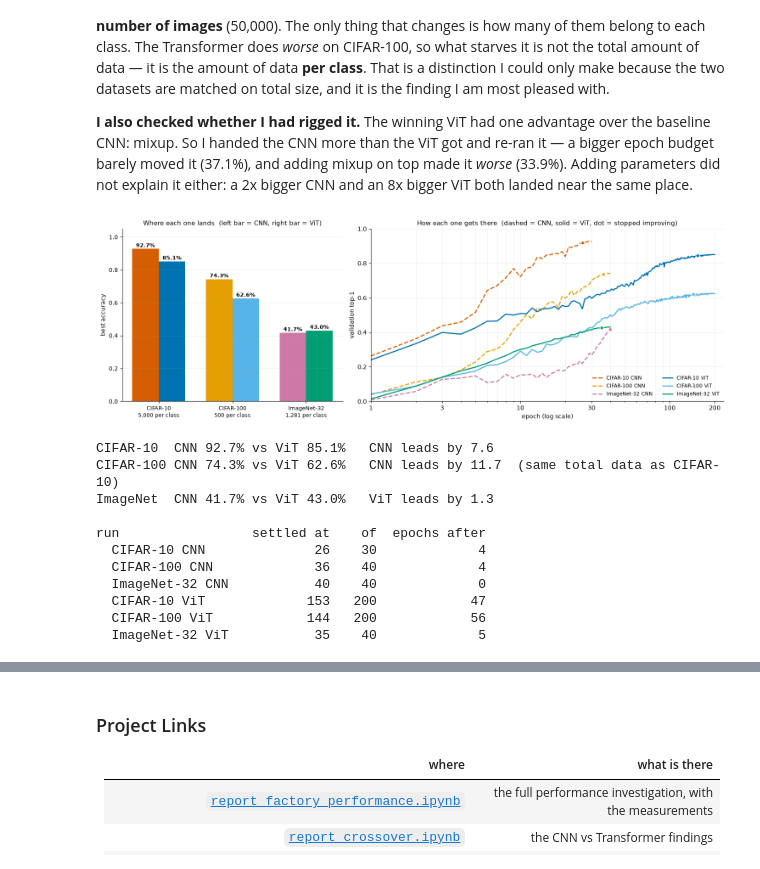
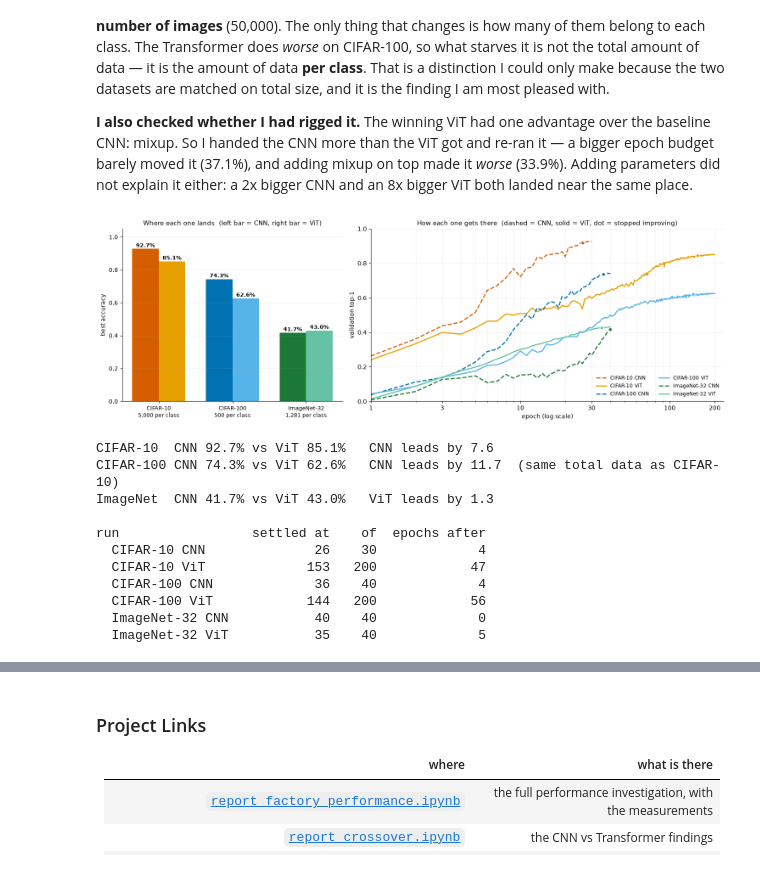
Before and after one commit to TrueRottweiler/WashingtonCsed504, a Jupyter notebook: src/a1-cv/results_jeffrey.ipynb, the cells around one changed output, grey strips where cells are left out. Cells and saved outputs as stored; diff of their text form; code cells hidden in the pictures.

```diff
--- a/src/a1-cv/results_jeffrey.ipynb
+++ b/src/a1-cv/results_jeffrey.ipynb
@@ -243,16 +243,21 @@ a 2x bigger CNN and an 8x bigger ViT both landed near the same place.
 import json, glob, os
 import matplotlib.pyplot as plt
 
-# One color per run, shared by both charts so a bar on the left and a curve on the right are obviously
-# the same thing. CNNs take the warm end and ViTs the cool end, so family still reads at a glance, and
-# the set is Okabe-Ito, which stays distinguishable for the common color-vision types.
+# One hue per dataset, and within a dataset the CNN takes the darker shade and the ViT the lighter one.
+# That pairing is deliberate. Holding CIFAR-10 up against ImageNet-32 is not a meaningful comparison --
+# different class counts, different difficulty, different scales -- but holding a CNN against a ViT on
+# the same data is the entire question. So the two things worth comparing share a hue and differ only
+# in shade, and the things not worth comparing are told apart by hue instead.
+#
+# Both charts use this same table, so a bar on the left and its curve on the right are obviously the
+# same run. Dashed against solid says CNN against ViT a second way, for when two shades sit close.
 RUNS_PLOT = [
     ('cifar10_resnet18',  'CIFAR-10 CNN',    '#D55E00', '--'),
-    ('cifar100_resnet18', 'CIFAR-100 CNN',   '#E69F00', '--'),
-    ('resnet18_noclip',   'ImageNet-32 CNN', '#CC79A7', '--'),
-    ('cifar10_vit',       'CIFAR-10 ViT',    '#0072B2', '-'),
+    ('cifar10_vit',       'CIFAR-10 ViT',    '#E69F00', '-'),
+    ('cifar100_resnet18', 'CIFAR-100 CNN',   '#0072B2', '--'),
     ('cifar100_vit',      'CIFAR-100 ViT',   '#56B4E9', '-'),
-    ('vit',               'ImageNet-32 ViT', '#009E73', '-'),
+    ('resnet18_noclip',   'ImageNet-32 CNN', '#1B7837', '--'),
+    ('vit',               'ImageNet-32 ViT', '#66C2A5', '-'),
 ]
 COLOR = {tag: c for tag, _, c, _ in RUNS_PLOT}
 
@@ -319,43 +324,43 @@ for tag, label, color, style in RUNS_PLOT:
     # that never flattened at all.
     se = settled_epoch(ys)
     ax2.plot(se, ys[se - 1], marker='o', markersize=6, color=color,
              markeredgecolor='white', markeredgewidth=1.2, zorder=5)
 
 ax2.set_xscale('log')
 ax2.set_xticks([1, 3, 10, 30, 100, 200])
 ax2.get_xaxis().set_major_formatter(plt.ScalarFormatter())
 ax2.set_xlabel('epoch (log scale)'); ax2.set_ylabel('validation top-1')
 ax2.set_title('How each one gets there  (dashed = CNN, solid = ViT, dot = stopped improving)', fontsize=11)
 ax2.set_ylim(0, 1.0); ax2.set_xlim(1, 230)
 ax2.grid(alpha=0.25, linewidth=0.6, which='both')
 ax2.legend(frameon=False, fontsize=8.5, loc='lower right', ncol=2)
 ax2.spines[['top', 'right']].set_visible(False)
 
 plt.tight_layout(); plt.show()
 
 print(f'CIFAR-10  CNN {rows[0][2]:.1%} vs ViT {rows[0][4]:.1%}   CNN leads by {(rows[0][2]-rows[0][4])*100:.1f}')
 print(f'CIFAR-100 CNN {rows[1][2]:.1%} vs ViT {rows[1][4]:.1%}   CNN leads by {(rows[1][2]-rows[1][4])*100:.1f}  (same total data as CIFAR-10)')
 print(f'ImageNet  CNN {rows[2][2]:.1%} vs ViT {rows[2][4]:.1%}   ViT leads by {(rows[2][4]-rows[2][2])*100:.1f}')
 print()
 
 # Where each run settled, and how many epochs it then spent going nowhere.
 print(f'{"run":18s} {"settled at":>11s} {"of":>5s} {"epochs after":>13s}')
 for tag, label, _, _ in RUNS_PLOT:
     ys = val_curve(tag)
     if ys:
         se = settled_epoch(ys)
         print(f'  {label:18s} {se:9d} {len(ys):5d} {len(ys) - se:13d}')
 # %% [output]
-[figure, old version]
+[figure, new version]
 CIFAR-10  CNN 92.7% vs ViT 85.1%   CNN leads by 7.6
 CIFAR-100 CNN 74.3% vs ViT 62.6%   CNN leads by 11.7  (same total data as CIFAR-10)
 ImageNet  CNN 41.7% vs ViT 43.0%   ViT leads by 1.3
 
 run                 settled at    of  epochs after
   CIFAR-10 CNN              26    30             4
+  CIFAR-10 ViT             153   200            47
   CIFAR-100 CNN             36    40             4
+  CIFAR-100 ViT            144   200            56
   ImageNet-32 CNN           40    40             0
-  CIFAR-10 ViT             153   200            47
-  CIFAR-100 ViT            144   200            56
   ImageNet-32 ViT           35    40             5
 # %% [markdown]
```
Also changed, not shown: parts of 2 cells of this notebook.
